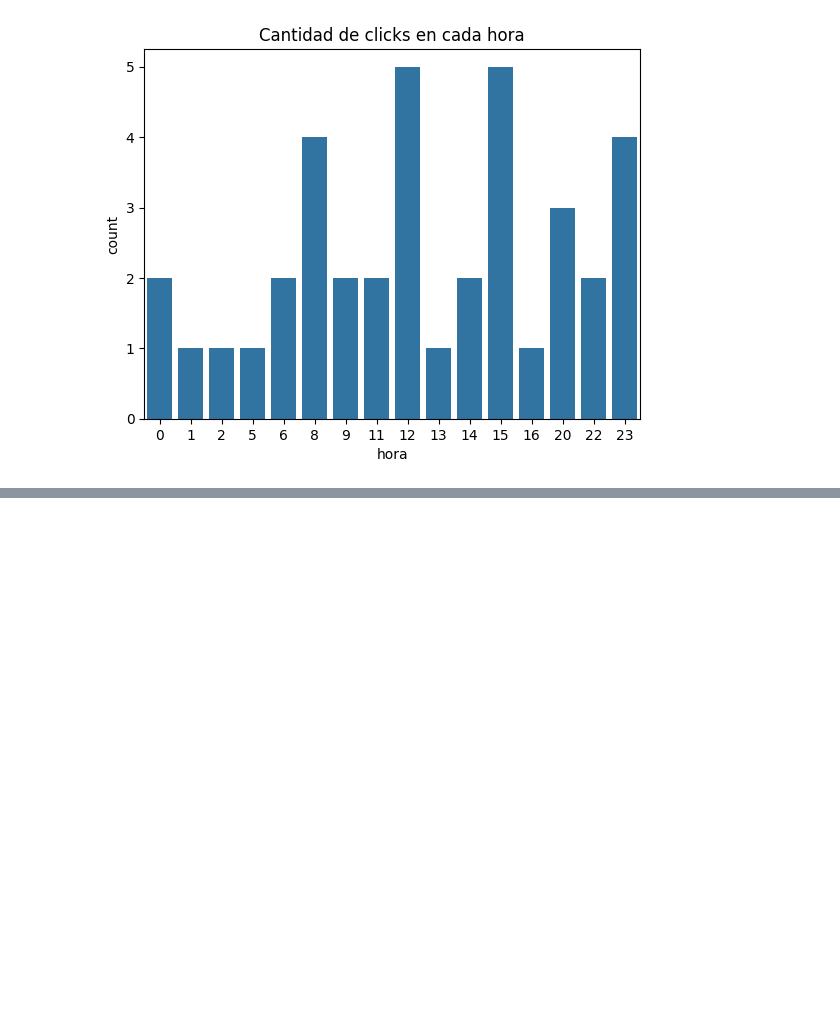
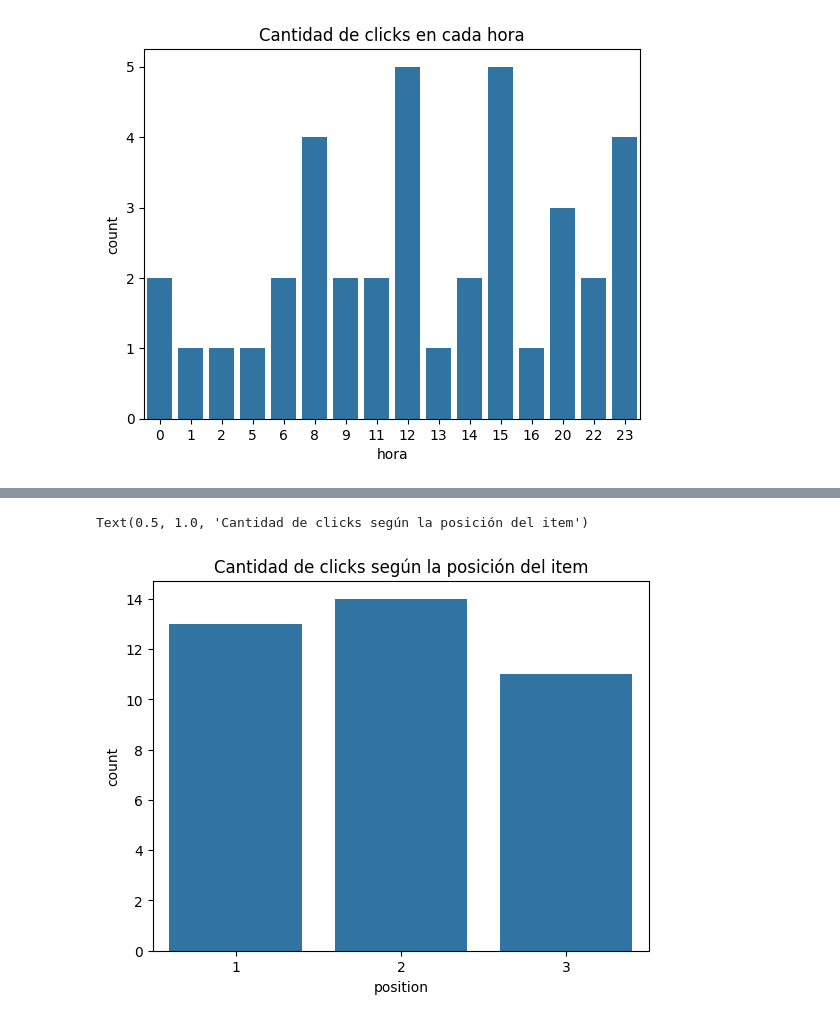
Before and after one commit to FelipeUC2020/Proyecto-recsys-2024-2, a Jupyter notebook: analisis_datos.ipynb, the cells around one changed output, grey strips where cells are left out. Cells and saved outputs as stored; diff of their text form; code cells hidden in the pictures; blank space fills up the shorter version.

```diff
--- a/analisis_datos.ipynb
+++ b/analisis_datos.ipynb
@@ -86,0 +96,8 @@ Text(0.5, 1.0, 'Cantidad de clicks en cada hora')
+# %%
+sns.countplot(
+    data=clicks, x="position"
+    )
+plt.title('Cantidad de clicks según la posición del item')
+# %% [output]
+Text(0.5, 1.0, 'Cantidad de clicks según la posición del item')
+[figure, added]
```
Also changed, not shown: parts of 7 cells of this notebook.
